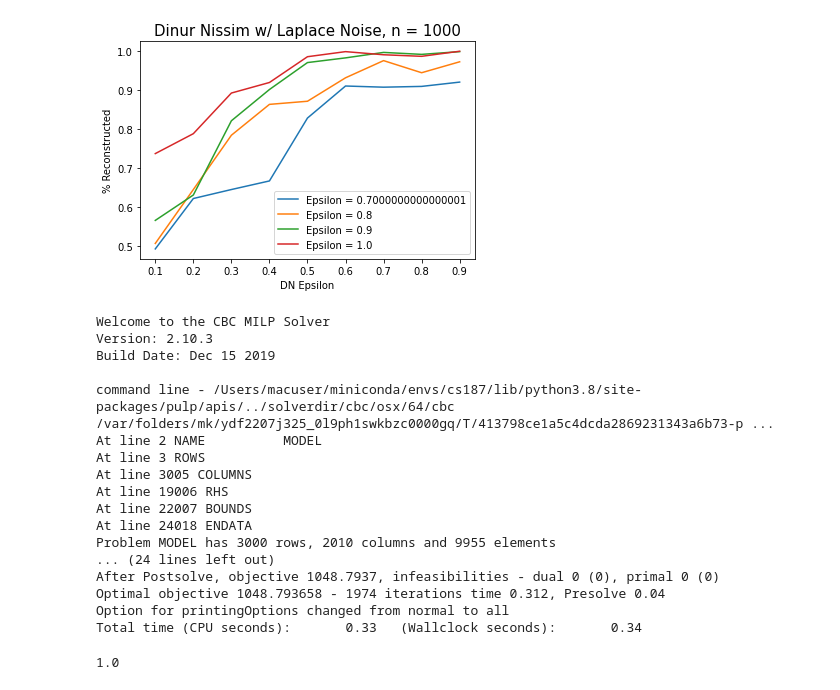
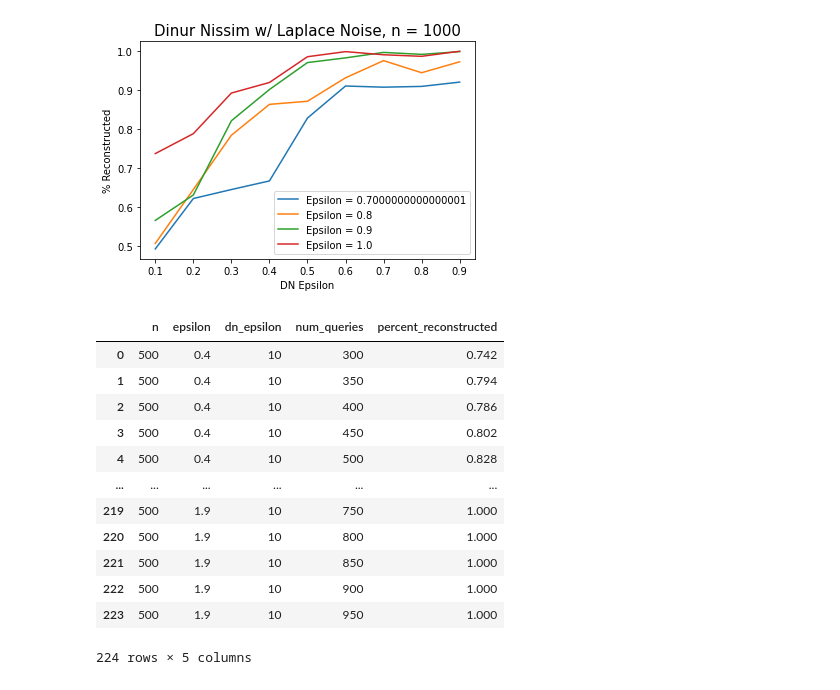
Before and after one commit to mgul999/cs226finalproject, a Jupyter notebook: 226 final project.ipynb, the cells around one changed output. Saved outputs shown, nothing was run; the diff lists cells and outputs as text; code cells hidden in the pictures.

```diff
--- a/226 final project.ipynb
+++ b/226 final project.ipynb
@@ -399,30 +429,15 @@ def cn19(mech, k = 1, gen_t = lambda n : n * (math.log2(n) ** 2), should_log = F
 # %%
-def generate_data(k, n = 1000):
-    """
-    Generate an array of n random numbers in [0...k].
-    """
-    return np.random.randint(0,k+1,n)
+# def generate_data(k, n = 1000):
+#     """
+#     Generate an array of n random numbers in [0...k].
+#     """
+#     return np.random.randint(0,k+1,n)
 
 
-data = generate_data(k=5, n=10)
-mech = LaplaceMechanism(data, epsilon=1)
-percent_reconstructed(cn19(mech, k=5, gen_t=lambda n : 1000), data)
+# data = generate_data(k=5, n=10)
+# mech = LaplaceMechanism(data, epsilon=1)
+# percent_reconstructed(cn19(mech, k=5, gen_t=lambda n : 1000), data)
+
+# num queries needed to reconstruct n percent of the database; fix all other parameters
+
+def queries_needed_table(df, threshhold, x_parameter):
-# %% [output]
-Welcome to the CBC MILP Solver
-Version: 2.10.3
-Build Date: Dec 15 2019
-
-command line - /Users/macuser/miniconda/envs/cs187/lib/python3.8/site-packages/pulp/apis/../solverdir/cbc/osx/64/cbc /var/folders/mk/ydf2207j325_0l9ph1swkbzc0000gq/T/413798ce1a5c4dcda2869231343a6b73-p ...
-At line 2 NAME          MODEL
-At line 3 ROWS
-At line 3005 COLUMNS
-At line 19006 RHS
-At line 22007 BOUNDS
-At line 24018 ENDATA
-Problem MODEL has 3000 rows, 2010 columns and 9955 elements
-... (24 lines left out)
-After Postsolve, objective 1048.7937, infeasibilities - dual 0 (0), primal 0 (0)
-Optimal objective 1048.793658 - 1974 iterations time 0.312, Presolve 0.04
-Option for printingOptions changed from normal to all
-Total time (CPU seconds):       0.33   (Wallclock seconds):       0.34
-1.0
@@ -428,0 +452,16 @@ Total time (CPU seconds):       0.33   (Wallclock seconds):       0.34
+# %%
+laplace_results
+# %% [output]
+|  | n | epsilon | dn_epsilon | num_queries | percent_reconstructed |
+| 0 | 500 | 0.4 | 10 | 300 | 0.742 |
+| 1 | 500 | 0.4 | 10 | 350 | 0.794 |
+| 2 | 500 | 0.4 | 10 | 400 | 0.786 |
+| 3 | 500 | 0.4 | 10 | 450 | 0.802 |
+| 4 | 500 | 0.4 | 10 | 500 | 0.828 |
+| ... | ... | ... | ... | ... | ... |
+| 219 | 500 | 1.9 | 10 | 750 | 1.000 |
+| 220 | 500 | 1.9 | 10 | 800 | 1.000 |
+| 221 | 500 | 1.9 | 10 | 850 | 1.000 |
+| 222 | 500 | 1.9 | 10 | 900 | 1.000 |
+| 223 | 500 | 1.9 | 10 | 950 | 1.000 |
+224 rows × 5 columns
```
Also changed, not shown: parts of 18 cells of this notebook.
